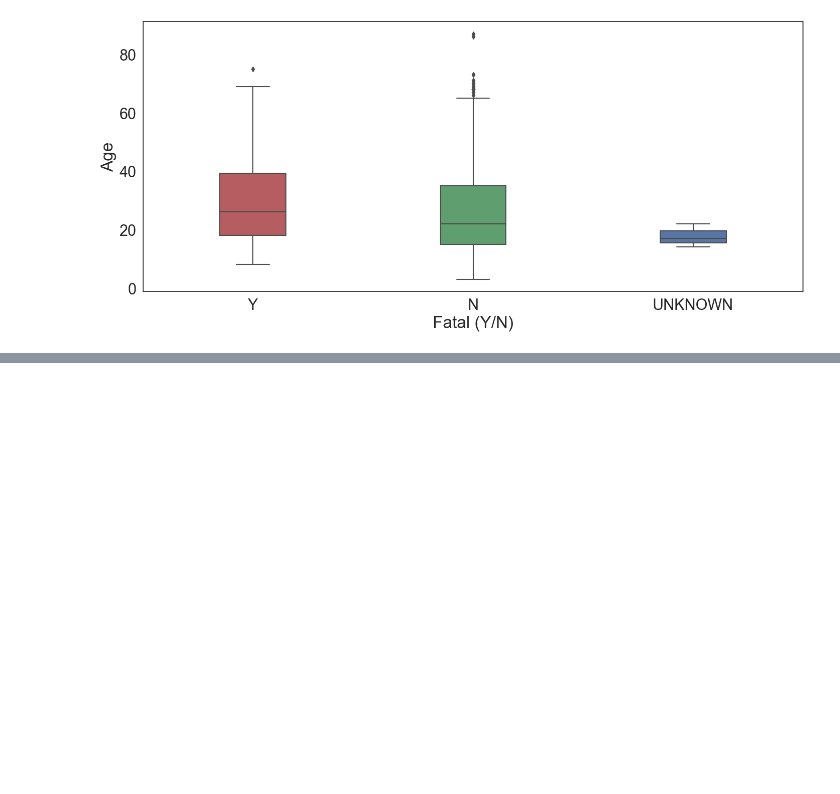
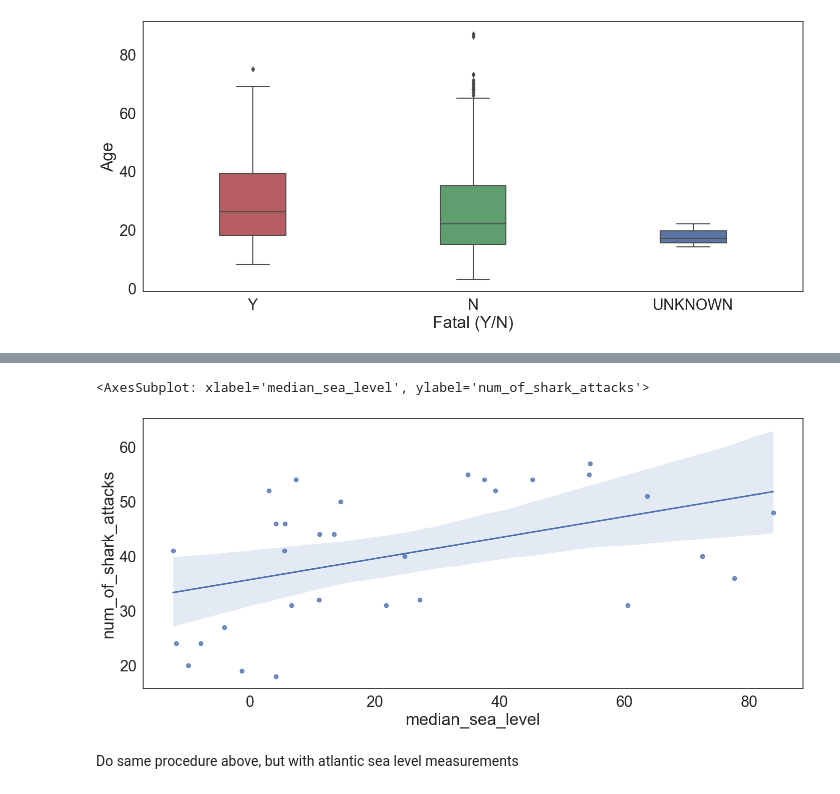
Before and after one commit to AndyCesium/COGS108_project, a Jupyter notebook: EDACheckpointGroup_064-Fa22.ipynb, the cells around one changed output, grey strips where cells are left out. Saved outputs shown, nothing was run; the diff lists cells and outputs as text; code cells hidden in the pictures; blank space fills up the shorter version.

Commit message:
Add EDA section for sea level and shark attacks

```diff
--- a/EDACheckpointGroup_064-Fa22.ipynb
+++ b/EDACheckpointGroup_064-Fa22.ipynb
@@ -464,0 +479,4 @@ fig_a5 = sns.boxplot(data=sharks_df, x='Fatal (Y/N)', y="Age", width=0.3, order=
+# %%
+# create dataframe for # of shark attacks per year
+num_shark_atks_per_year = sharks_df.groupby(['Year'])['Case Number'].size().reset_index(name='num_of_shark_attacks')
+num_shark_atks_per_year
@@ -464,0 +497,21 @@ fig_a5 = sns.boxplot(data=sharks_df, x='Fatal (Y/N)', y="Age", width=0.3, order=
+# %%
+# create dataframe for mean/median of sea level dataframe
+
+# create single column for sea level to avoid NaN values
+def create_single_level_measurement(x):
+    if not pd.isnull(x['Jason-3']):
+        x['Sea Level'] = x['Jason-3']
+    elif not pd.isnull(x['Jason-2']):
+        x['Sea Level'] = x['Jason-2']
+    elif not pd.isnull(x['Jason-1']):
+        x['Sea Level'] = x['Jason-1']
+    else:
+        x['Sea Level'] = x['TOPEX/Poseidon']
+    return x
+
+sl_pacific_new = sl_pacific_df.apply(create_single_level_measurement, axis=1)
+sl_pacific_new['year'] = sl_pacific_new['year'].astype(int)
+sl_pacific_new = sl_pacific_new.drop(['TOPEX/Poseidon', 'Jason-1', 'Jason-2', 'Jason-3'], axis=1)
+
+# calculate median for each year in the dataframe
+sl_pacific_new = sl_pacific_new.groupby(['year'])['Sea Level'].median().reset_index(name='median_sea_level')
@@ -464,0 +540,5 @@ fig_a5 = sns.boxplot(data=sharks_df, x='Fatal (Y/N)', y="Age", width=0.3, order=
+# %%
+# merge both dataframes
+pacific_sharks_merged = pd.merge(sl_pacific_new, num_shark_atks_per_year, how='inner', left_on='year', right_on='Year')
+pacific_sharks_merged = pacific_sharks_merged.drop(['Year'], axis=1)
+pacific_sharks_merged
@@ -464,0 +588,7 @@ fig_a5 = sns.boxplot(data=sharks_df, x='Fatal (Y/N)', y="Age", width=0.3, order=
+# %%
+sns.regplot(data=pacific_sharks_merged, x='median_sea_level', y='num_of_shark_attacks')
+# %% [output]
+<AxesSubplot: xlabel='median_sea_level', ylabel='num_of_shark_attacks'>
+[figure, added]
+# %% [markdown]
+Do same procedure above, but with atlantic sea level measurements
```
Also changed, not shown: parts of 10 cells of this notebook.
